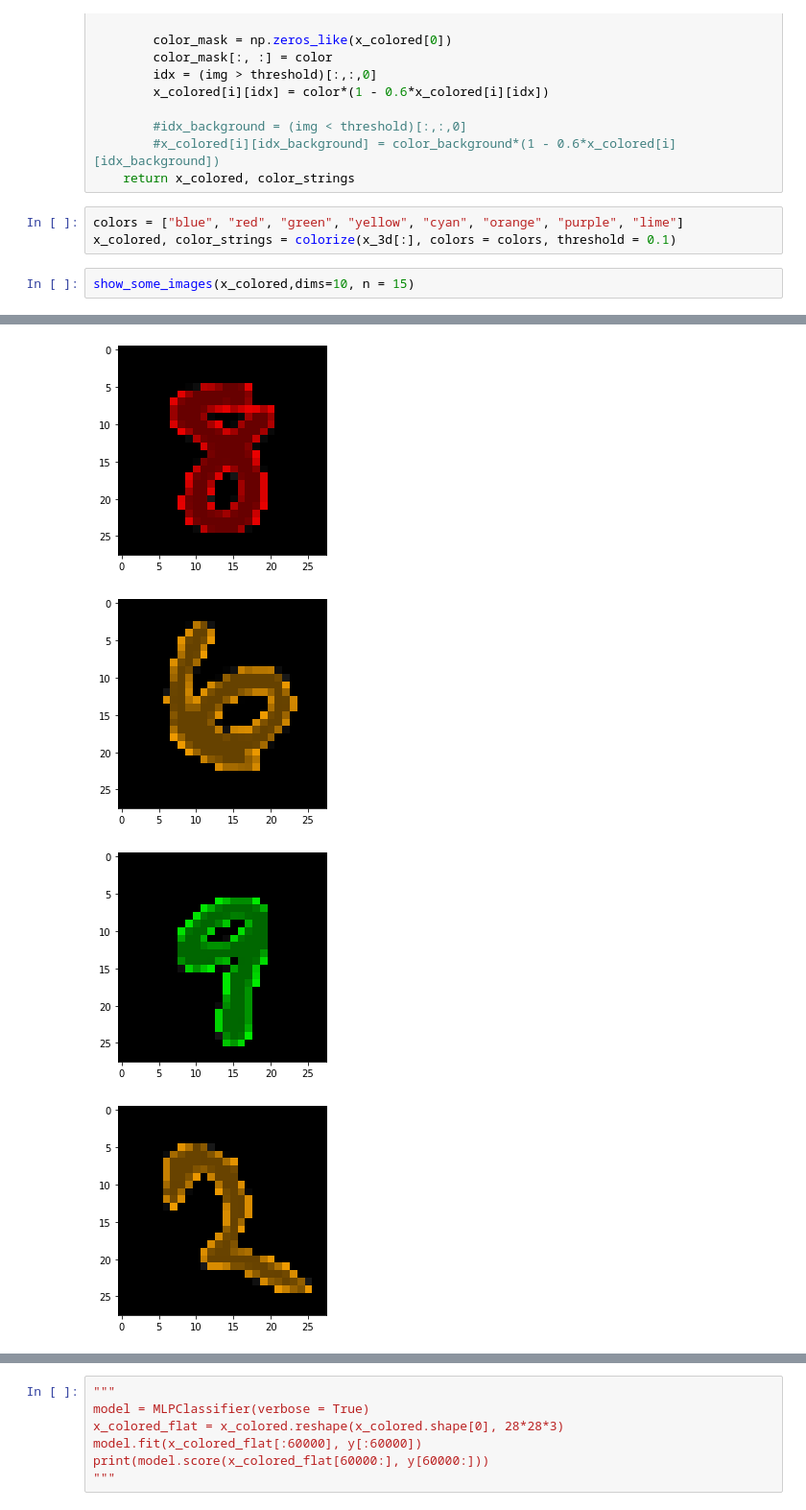
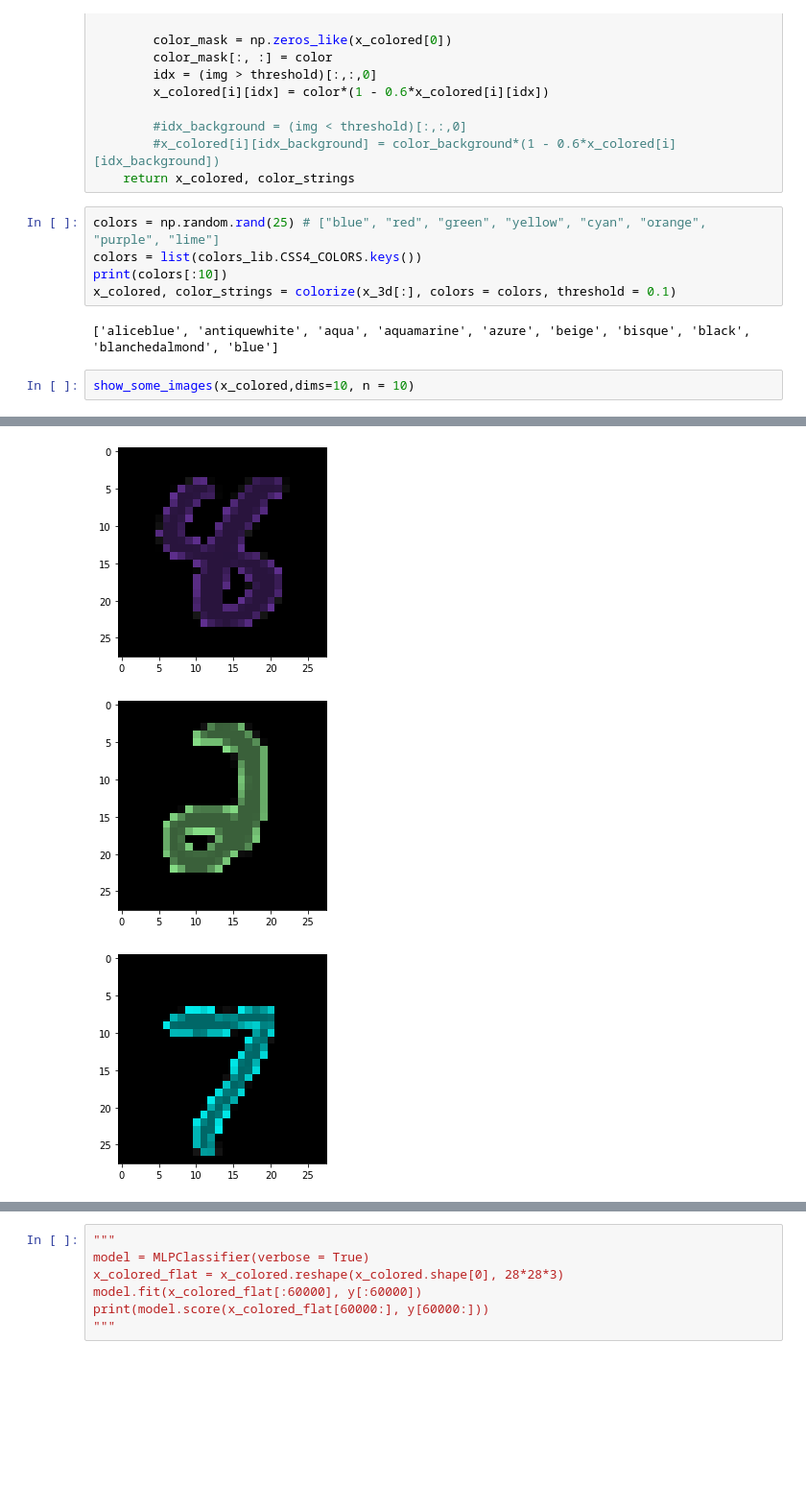
Before and after one commit to Shaul1321/color_mnist, a Jupyter notebook: color_mnists.ipynb, the cells around one changed output, grey strips where cells are left out. Shown at 96% size. Cells and saved outputs as stored; diff of their text form; blank space fills up the shorter version.

```diff
--- a/color_mnists.ipynb
+++ b/color_mnists.ipynb
@@ -74,8 +74,12 @@ def colorize(x, colors: List[str], threshold: float):
         #x_colored[i][idx_background] = color_background*(1 - 0.6*x_colored[i][idx_background])
     return x_colored, color_strings
 # %%
-colors = ["blue", "red", "green", "yellow", "cyan", "orange", "purple", "lime"]
+colors = np.random.rand(25) # ["blue", "red", "green", "yellow", "cyan", "orange", "purple", "lime"]
+colors = list(colors_lib.CSS4_COLORS.keys())
+print(colors[:10])
 x_colored, color_strings = colorize(x_3d[:], colors = colors, threshold = 0.1)
+# %% [output]
+['aliceblue', 'antiquewhite', 'aqua', 'aquamarine', 'azure', 'beige', 'bisque', 'black', 'blanchedalmond', 'blue']
 # %%
-show_some_images(x_colored,dims=10, n = 15)
+show_some_images(x_colored,dims=10, n = 10)
 # %% [output]
@@ -89,4 +93,3 @@ show_some_images(x_colored,dims=10, n = 15)
-[figure, old version]
+[figure, new version]
-[figure, old version]
+[figure, new version]
-[figure, old version]
+[figure, new version]
-[figure, removed]
```
Also changed, not shown: parts of 4 cells of this notebook.
